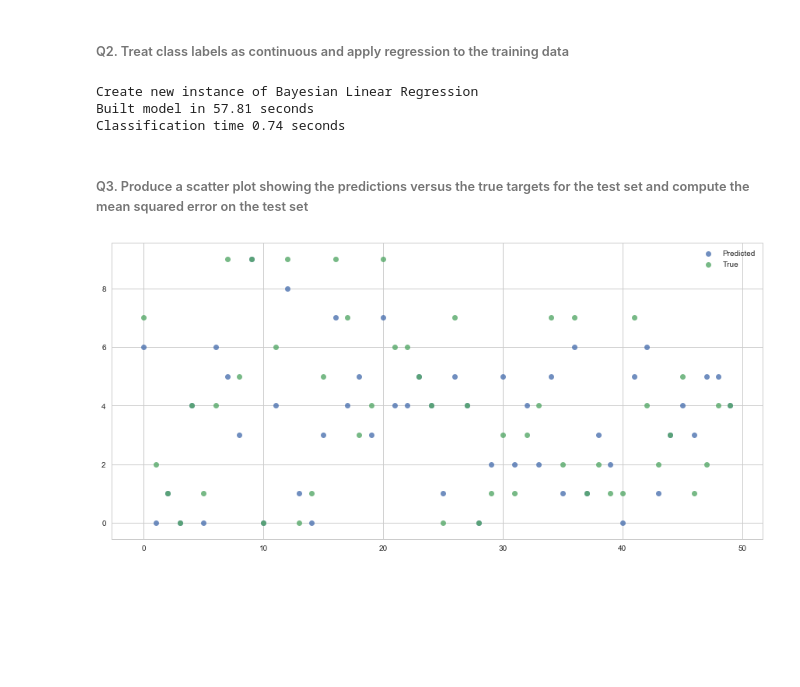
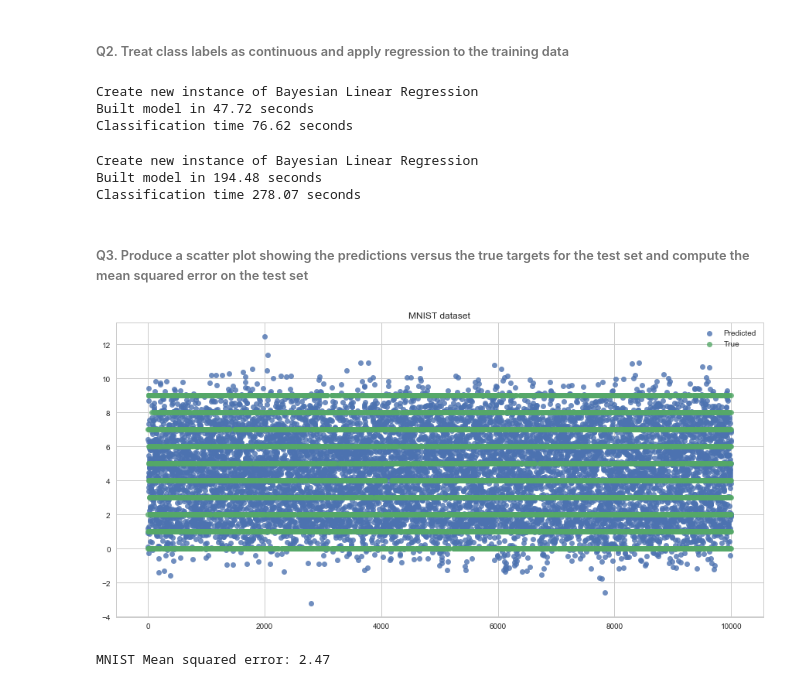
Before and after one commit to alegaballo/ASI, a Jupyter notebook: assesment/assesment.ipynb, the cells around one changed output. Drawn from its saved outputs; the diff is of its cells as text; code cells hidden in the pictures; blank space fills up the shorter version.

Commit message:
finish BayesLinearRegression

```diff
--- a/assesment/assesment.ipynb
+++ b/assesment/assesment.ipynb
@@ -271,7 +270,6 @@ class BayesianLinearRegression(object):
         print("Create new instance of Bayesian Linear Regression")
 
     def _X(data, order):
-
         data = data.reshape(-1, np.prod(data[0].shape))
         X = np.ones(data.shape)
         for i in range(1,order+1):
@@ -287,9 +285,11 @@ class BayesianLinearRegression(object):
         X = BayesianLinearRegression._X(data, order)
         X_t = X.T
         shape = X.shape[1]
-        #noise = np.random.normal(size=shape)*np.eye(shape)
         noise = np.diag(np.random.uniform(0, 1, shape ))
-        self.w_hat = np.linalg.inv(X_t.dot(X) + noise).dot(X_t).dot(labels)
+        self._inv = np.linalg.inv(X_t.dot(X) + noise)
+        self.w_hat = self._inv.dot(X_t).dot(labels)
+        tXw = labels - X.dot(self.w_hat)
+        self.sig_hat = tXw.T.dot(tXw)/len(labels)
         t1 = time()
         print("Built model in {:.2f} seconds".format(t1-t0))
         return
@@ -300,29 +300,45 @@ class BayesianLinearRegression(object):
             data = data / 255
 
         X = BayesianLinearRegression._X(data, self.order)
-        predictions = np.round(X.dot(self.w_hat))
-        predictions = np.array([0 if p < 0 else 9 if p > 9 else p for p in predictions])
+        X_t = X.T
+        predictions = X.dot(self.w_hat)
+        var = []
+        for x in X:
+            var.append(self.sig_hat*x.T.dot(self._inv).dot(x))
+#         predictions = np.round(X.dot(self.w_hat))
+#         predictions = np.array([0 if p < 0 else 9 if p > 9 else p for p in predictions])
         t1 = time()
         print("Classification time {:.2f} seconds".format(t1-t0))
-        return predictions
+        return (predictions, var)
 # %% [markdown]
 ###### Q2. Treat class labels as continuous and apply regression to the training data
 # %%
-blr = BayesianLinearRegression()
-blr.fit(mnist_train, mnist_train_label, order=3)
-mnist_predicted_blr = blr.predict(mnist_test)
-print("Classification accuracy {:.2f}%".format(accuracy_score(mnist_predicted_blr, mnist_test_label)*100))
+mnist_blr = BayesianLinearRegression()
+mnist_blr.fit(mnist_train, mnist_train_label, order=3)
+mnist_predicted_blr, mnist_var = mnist_blr.predict(mnist_test)
 # %% [output]
 Create new instance of Bayesian Linear Regression
-Built model in 57.81 seconds
-Classification time 0.74 seconds
+Built model in 47.72 seconds
+Classification time 76.62 seconds
+# %%
+cifar_blr = BayesianLinearRegression()
+cifar_blr.fit(cifar_train, cifar_train_label, order=1)
+cifar_predicted_blr, cifar_var = cifar_blr.predict(cifar_test)
+# %% [output]
+Create new instance of Bayesian Linear Regression
+Built model in 194.48 seconds
+Classification time 278.07 seconds
 # %% [markdown]
 ###### Q3. Produce a scatter plot showing the predictions versus the true targets for the test set and compute the mean squared error on the test set
 # %%
 plt.figure(figsize=(15,7))
-sns.regplot(np.arange(50), mnist_predicted_blr[:50], fit_reg=False, label='Predicted')
-sns.regplot(np.arange(50), mnist_test_label[:50], fit_reg=False, label='True')
+sns.regplot(np.arange(len(mnist_predicted_blr)), mnist_predicted_blr, fit_reg=False, label='Predicted')
+sns.regplot(np.arange(len(mnist_predicted_blr)), mnist_test_label, fit_reg=False, label='True')
+plt.title("MNIST dataset")
 plt.legend()
 plt.show()
+msq = mean_squared_error(mnist_test_label, mnist_predicted_blr)
+print("MNIST Mean squared error: {:.2f}".format(msq))
 # %% [output]
-[figure, old version]
+[figure, new version]
+MNIST Mean squared error: 2.47
```
Also changed, not shown: parts of 8 cells of this notebook.
